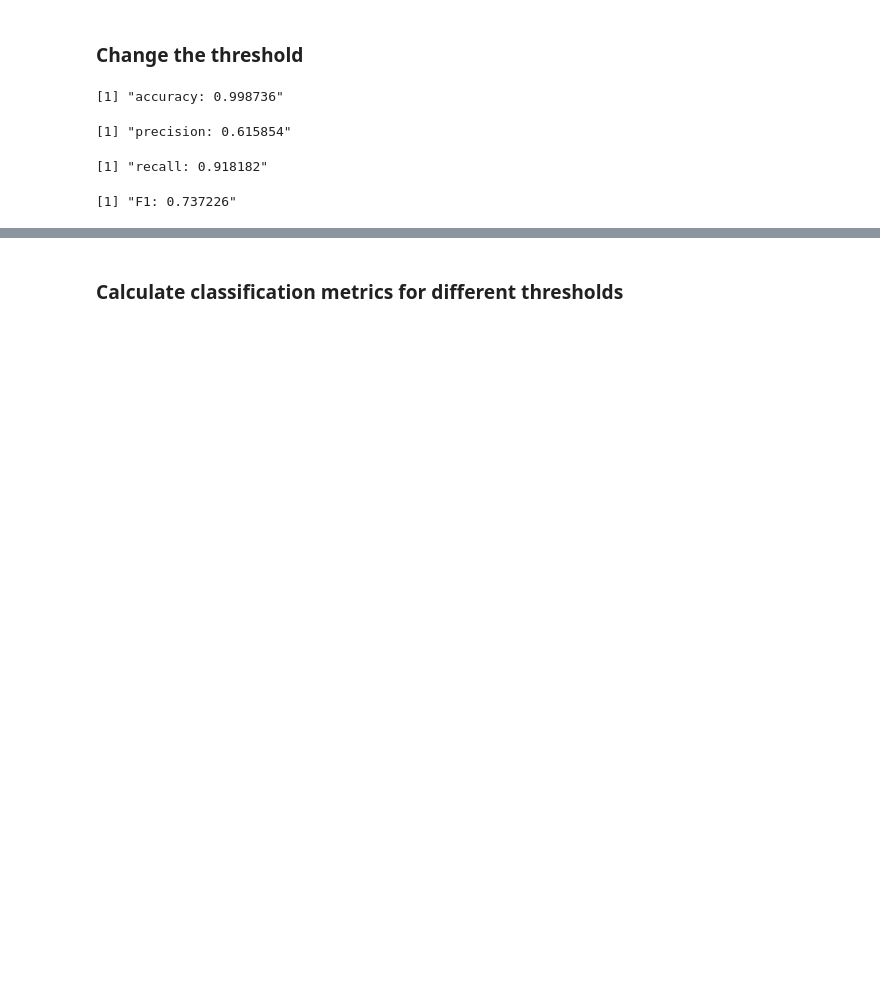
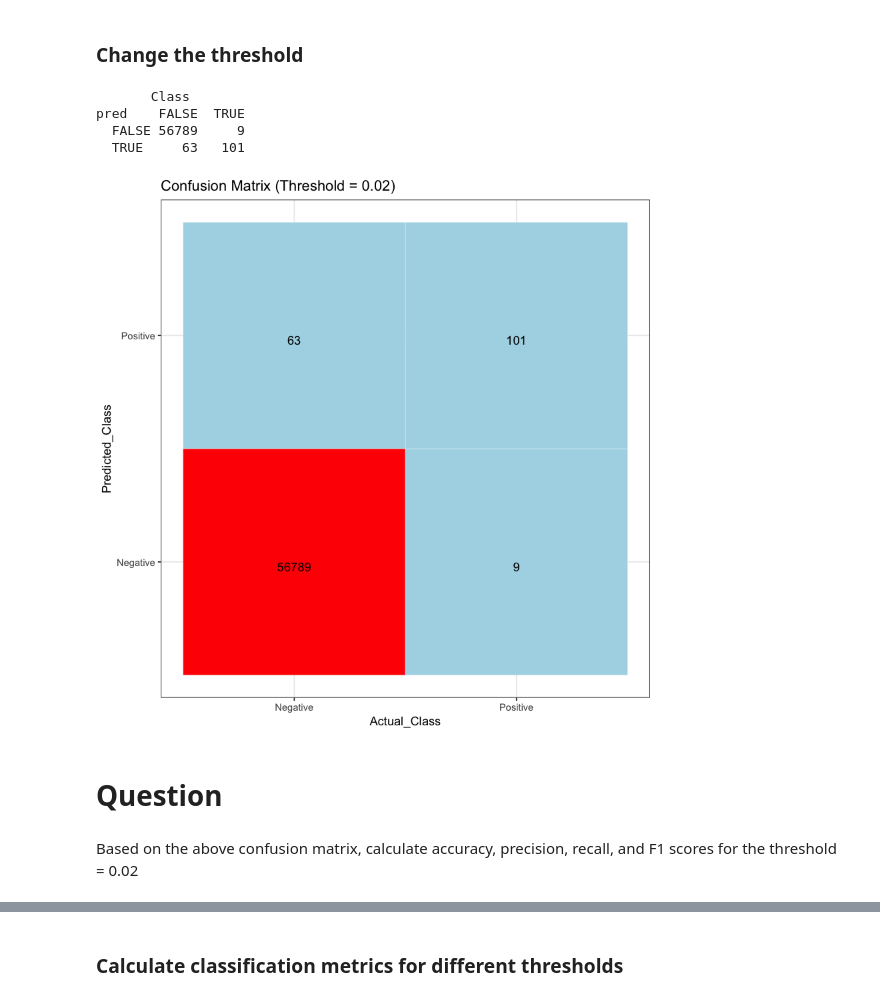
Before and after one commit to Data-Analytics-for-Cybersecurity/credit_card_fraud_detection, a Jupyter notebook: credit_card_fraud_detection.ipynb, the cells around one changed output, grey strips where cells are left out. Drawn from its saved outputs; the diff is of its cells as text; code cells hidden in the pictures; blank space fills up the shorter version.

```diff
--- a/credit_card_fraud_detection.ipynb
+++ b/credit_card_fraud_detection.ipynb
@@ -259,19 +339,30 @@ recall
 # %% [markdown]
 ### Change the threshold
-# %%
-# Calculate precision, recall, F1 scores with the help of 'caret' library
-library(caret)
-
-accuracy <- mean((test_data$pred>0.02) == test_data$Class)
-sprintf('accuracy: %f', accuracy)
-precision<- posPredValue(factor(test_data$pred > 0.02), test_data$Class, positive="TRUE")
-sprintf('precision: %f', precision)
-recall<- sensitivity(factor(test_data$pred > 0.02), test_data$Class, positive="TRUE")
-sprintf('recall: %f', recall)
-F1<- (2 * precision * recall) / (precision + recall)
-sprintf('F1: %f', F1)
-# %% [output]
-[1] "accuracy: 0.998736"
-[1] "precision: 0.615854"
-[1] "recall: 0.918182"
-[1] "F1: 0.737226"
+# %%
+conf_mat <- table(pred=test_data$pred>0.02, Class=test_data$Class)
+conf_mat
+# %% [output]
+       Class
+pred    FALSE  TRUE
+  FALSE 56789     9
+  TRUE     63   101
+# %%
+# Plot a visually appealing confusion matrix
+Actual_Class <- factor(c('Negative', 'Negative', 'Positive', 'Positive'))
+Predicted_Class <- factor(c('Negative', 'Positive', 'Negative', 'Positive'))
+Y <- c(56789, 63, 9, 101)
+df <- data.frame(Actual_Class, Predicted_Class, Y)
+
+library(ggplot2)
+ggplot(data =  df, mapping = aes(x = Actual_Class, y = Predicted_Class)) +
+  geom_tile(aes(fill = Y), colour = "white") +
+  geom_text(aes(label = sprintf("%1.0f", Y)), vjust = 1) +
+  scale_fill_gradient(low = "lightblue", high = "red") +
+  theme_bw() + theme(legend.position = "none") +
+  labs(title="Confusion Matrix (Threshold = 0.02)")
+# %% [output]
+[figure, added]
+# %% [markdown]
+# Question
+# %% [markdown]
+Based on the above confusion matrix, calculate accuracy, precision, recall, and F1 scores for the threshold = 0.02
```
Also changed, not shown: parts of 100 cells of this notebook.
